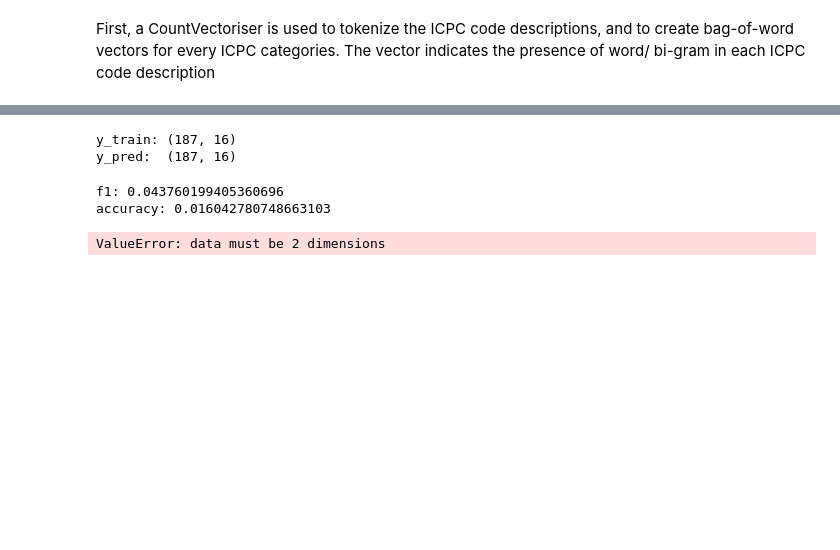
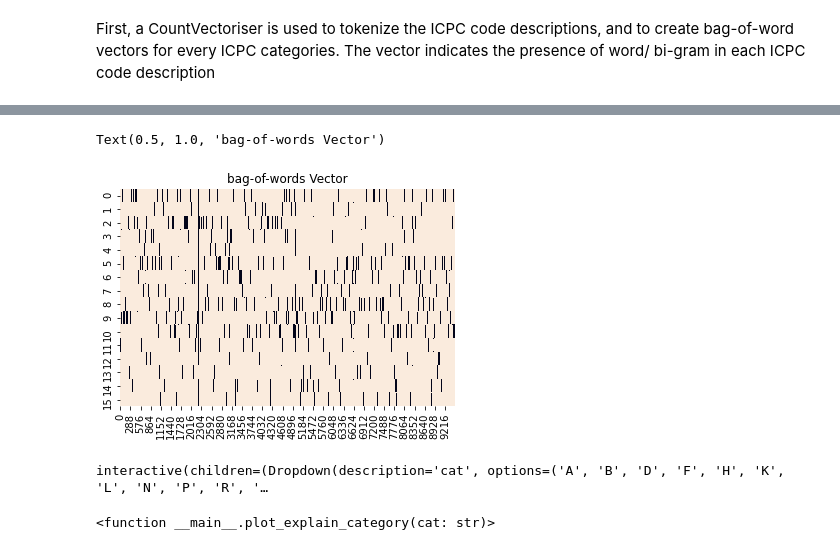
Before and after one commit to NLPforGPs/NLP-Primary-Care, a Jupyter notebook: Untitled.ipynb, the cells around one changed output, grey strips where cells are left out. Saved outputs shown, nothing was run; the diff lists cells and outputs as text; code cells hidden in the pictures; blank space fills up the shorter version.

```diff
--- a/Untitled.ipynb
+++ b/Untitled.ipynb
@@ -126,7 +151,7 @@ icpc_df = icpc_parser.get_pd()
 # %%
 from utils.preprocessing.text import utils_preprocess_text
 
-icpc_df['cat'] = icpc_df['Code'].astype('string').apply(lambda x: x[0].lower())
+icpc_df['cat'] = icpc_df['Code'].astype('string').apply(lambda x: x[0].upper())
 
 clean_col = lambda x: utils_preprocess_text(x) if not pd.isna(x) else x
 icpc_df['criteria_prepared'] = icpc_df['criteria'].apply(clean_col)
@@ -163,7 +231,8 @@ from sklearn.feature_extraction.text import CountVectorizer
 
 # Create Bag-of-Words vector from ICPC code descriptions
 count_vec = CountVectorizer(binary=True, ngram_range=(1, 2)) # tokenize word/ bi-gram
-icpc_count_vec = count_vec.fit_transform(icpc_corpus)
+description_count_vec = count_vec.fit_transform(icpc_corpus)
+print(f"icpc description bag-of-word matrix shape: {description_count_vec.shape}")
 vec_vocab = count_vec.vocabulary_ # dictionary that contain the BOW tokens
 
 print(f"bag-of-word tokens: {', '.join(list(vec_vocab.keys())[:5])}...")
@@ -275,31 +241,0 @@ y_pred = mlc.predict(X_train)
-# %%
-print(f"y_train: {y_train.shape}")
-print(f"y_pred:  {y_pred.shape}")
-# %% [output]
-y_train: (187, 16)
-y_pred:  (187, 16)
-# %%
-# Test the performance of the classifier
-from sklearn.metrics import f1_score, accuracy_score, confusion_matrix
-
-print(f"f1: {f1_score(y_train, y_pred, average='weighted')}")
-print(f"accuracy: {accuracy_score(y_train, y_pred)}")
-# %% [output]
-f1: 0.043760199405360696
-accuracy: 0.016042780748663103
-# %%
-from sklearn.model_selection import GridSearchCV
-
-param_grid = [
-    {
-        'k':5,
-        'distance_upper_bound': np.linspace(10, 50, 6),
-        'p_threshold': np.linspace(0.1, 0.5, 6),
-    }
-]
-
-mlc = KDTreeMLClassifier()
-
-grid_search = GridSearchCV(mlc, )
-# %% [output]
-ValueError: data must be 2 dimensions
@@ -307,0 +242,32 @@ from sklearn.neighbors import NearestNeighbors
+# %%
+import seaborn as sns
+sns.heatmap(description_count_vec.todense()==0, vmin=0, vmax=1, cbar=False).set_title('bag-of-words Vector')
+# %% [output]
+Text(0.5, 1.0, 'bag-of-words Vector')
+[figure, added]
+# %%
+from wordcloud import WordCloud
+
+# Explain a category
+
+lookup = [x for _,x in sorted(zip(count_vec.vocabulary_.values(), count_vec.vocabulary_.keys()))]
+
+def explain_bow_vector(vec: scipy.sparse.csr.csr_matrix, ax=plt):
+    _, idxs = scipy.sparse.csr_matrix.nonzero(vec)
+    words = [lookup[k] for k in idxs]
+    word_cloud = WordCloud().generate(' '.join(words))
+    ax.imshow(word_cloud, interpolation='bilinear')
+    ax.axis("off")
+
+def explain_category(cat:str, ax=plt):
+    target = list(mult_lbl_enc.classes_).index(cat)
+    target = description_count_vec[target]
+    explain_bow_vector(target, ax=ax)
+
+def plot_explain_category(cat:str):
+    explain_category(cat)
+
+interact(plot_explain_category, cat=mult_lbl_enc.classes_)
+# %% [output]
+interactive(children=(Dropdown(description='cat', options=('A', 'B', 'D', 'F', 'H', 'K', 'L', 'N', 'P', 'R', '…
+<function __main__.plot_explain_category(cat: str)>
```
Also changed, not shown: parts of 38 cells of this notebook.
